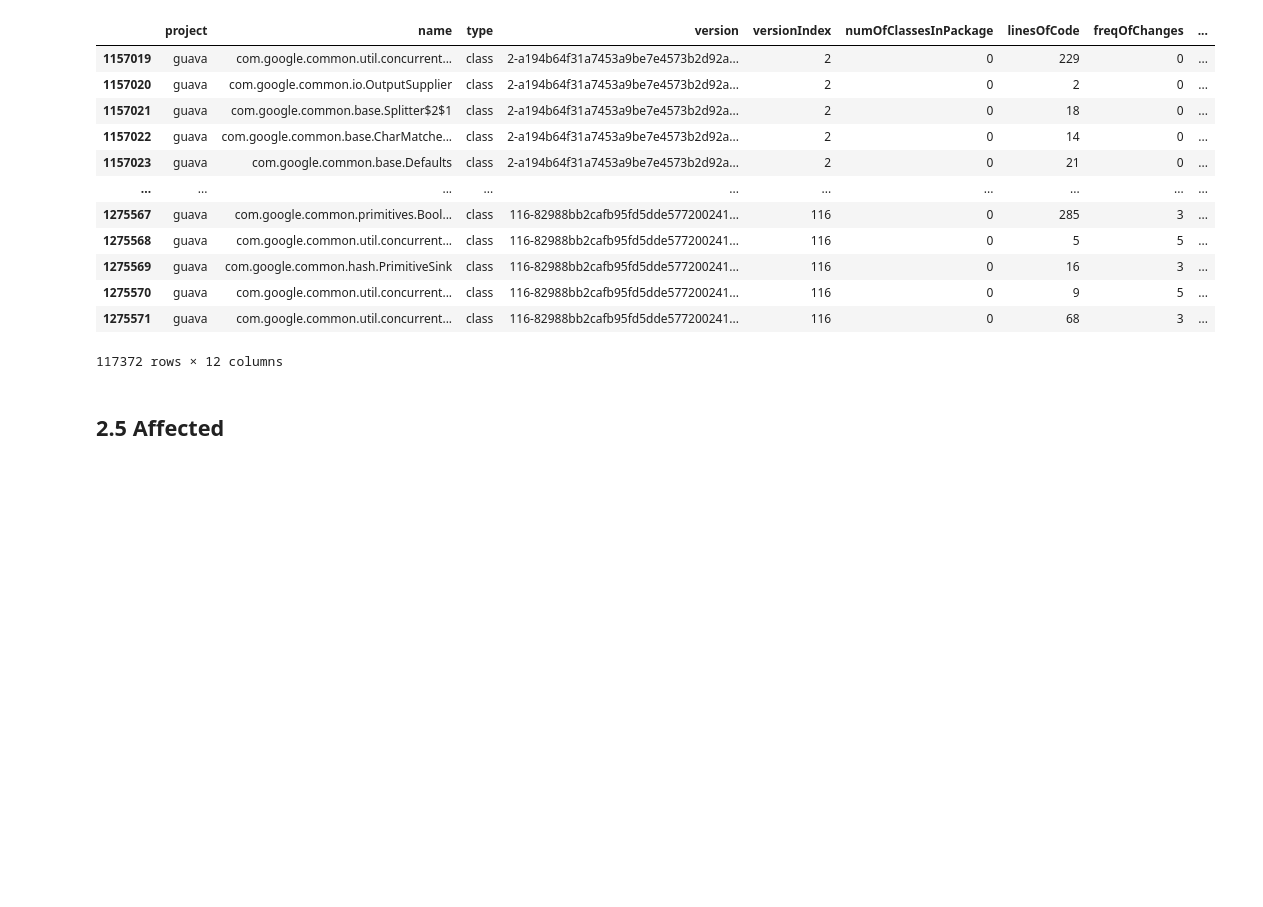
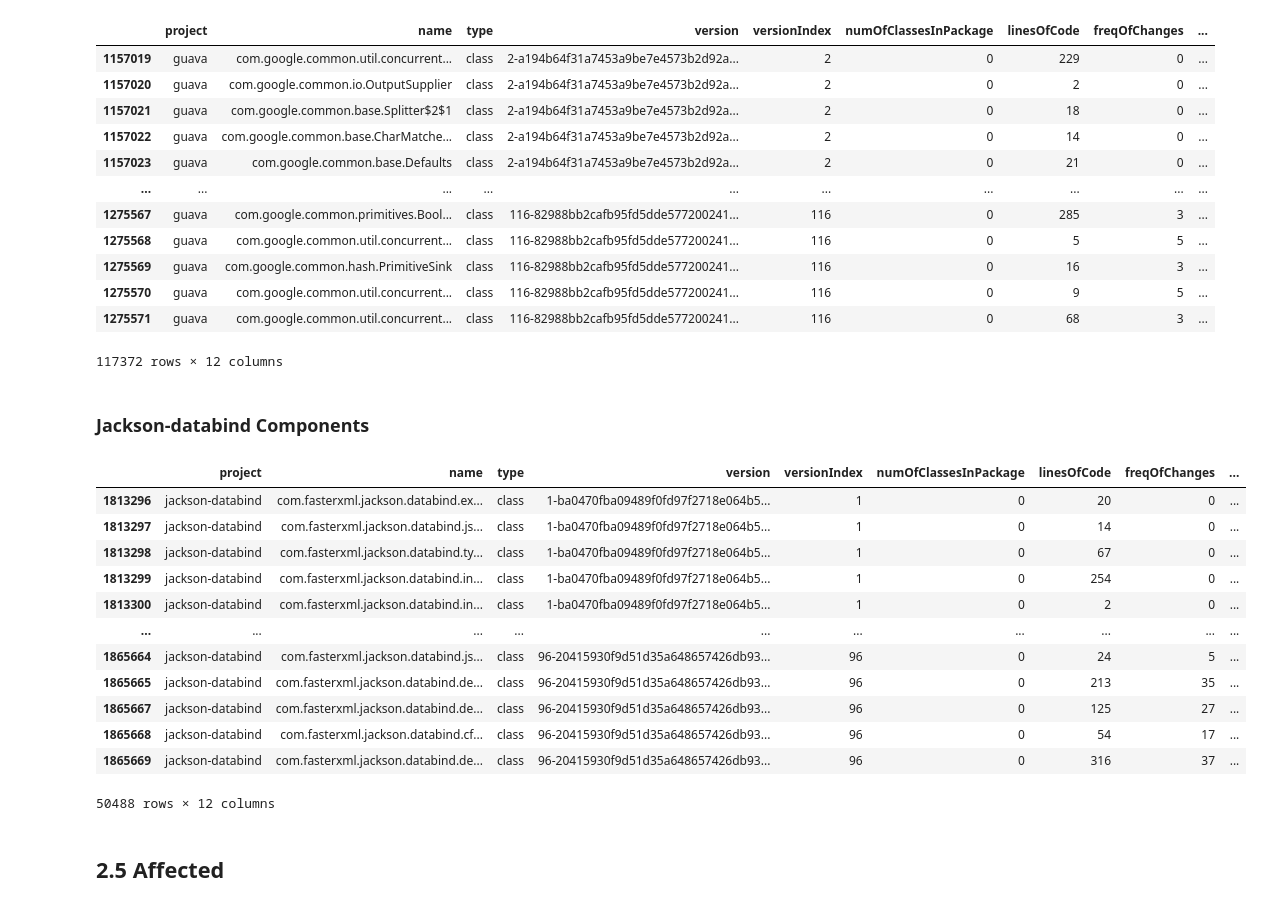
Before and after one commit to armandossrecife/piloto, a Jupyter notebook: notebooks/compare_with_sas2022.ipynb, the cells around one changed output. Saved outputs shown, nothing was run; the diff lists cells and outputs as text; code cells hidden in the pictures; blank space fills up the shorter version.

Commit message:
Foi feita uma anlise parcial usando o repositorio do jackson-databind.

```diff
--- a/notebooks/compare_with_sas2022.ipynb
+++ b/notebooks/compare_with_sas2022.ipynb
@@ -392,6 +411,25 @@ df_guava_classes
 | 1275570 | guava | com.google.common.util.concurrent... | class | 116-82988bb2cafb95fd5dde577200241... | 116 | 0 | 9 | 5 | ... |
 | 1275571 | guava | com.google.common.util.concurrent... | class | 116-82988bb2cafb95fd5dde577200241... | 116 | 0 | 68 | 3 | ... |
 117372 rows × 12 columns
+# %% [markdown]
+### Jackson-databind Components
+# %%
+df_jackson_classes = df_components.query("type=='class' and project=='jackson-databind'")
+df_jackson_classes
+# %% [output]
+|  | project | name | type | version | versionIndex | numOfClassesInPackage | linesOfCode | freqOfChanges | ... |
+| 1813296 | jackson-databind | com.fasterxml.jackson.databind.ex... | class | 1-ba0470fba09489f0fd97f2718e064b5... | 1 | 0 | 20 | 0 | ... |
+| 1813297 | jackson-databind | com.fasterxml.jackson.databind.js... | class | 1-ba0470fba09489f0fd97f2718e064b5... | 1 | 0 | 14 | 0 | ... |
+| 1813298 | jackson-databind | com.fasterxml.jackson.databind.ty... | class | 1-ba0470fba09489f0fd97f2718e064b5... | 1 | 0 | 67 | 0 | ... |
+| 1813299 | jackson-databind | com.fasterxml.jackson.databind.in... | class | 1-ba0470fba09489f0fd97f2718e064b5... | 1 | 0 | 254 | 0 | ... |
+| 1813300 | jackson-databind | com.fasterxml.jackson.databind.in... | class | 1-ba0470fba09489f0fd97f2718e064b5... | 1 | 0 | 2 | 0 | ... |
+| ... | ... | ... | ... | ... | ... | ... | ... | ... | ... |
+| 1865664 | jackson-databind | com.fasterxml.jackson.databind.js... | class | 96-20415930f9d51d35a648657426db93... | 96 | 0 | 24 | 5 | ... |
+| 1865665 | jackson-databind | com.fasterxml.jackson.databind.de... | class | 96-20415930f9d51d35a648657426db93... | 96 | 0 | 213 | 35 | ... |
+| 1865667 | jackson-databind | com.fasterxml.jackson.databind.de... | class | 96-20415930f9d51d35a648657426db93... | 96 | 0 | 125 | 27 | ... |
+| 1865668 | jackson-databind | com.fasterxml.jackson.databind.cf... | class | 96-20415930f9d51d35a648657426db93... | 96 | 0 | 54 | 17 | ... |
+| 1865669 | jackson-databind | com.fasterxml.jackson.databind.de... | class | 96-20415930f9d51d35a648657426db93... | 96 | 0 | 316 | 37 | ... |
+50488 rows × 12 columns
 # %% [markdown]
 ## 2.5 Affected
 # %%
```
Also changed, not shown: parts of 27 cells of this notebook, 4 other files.
